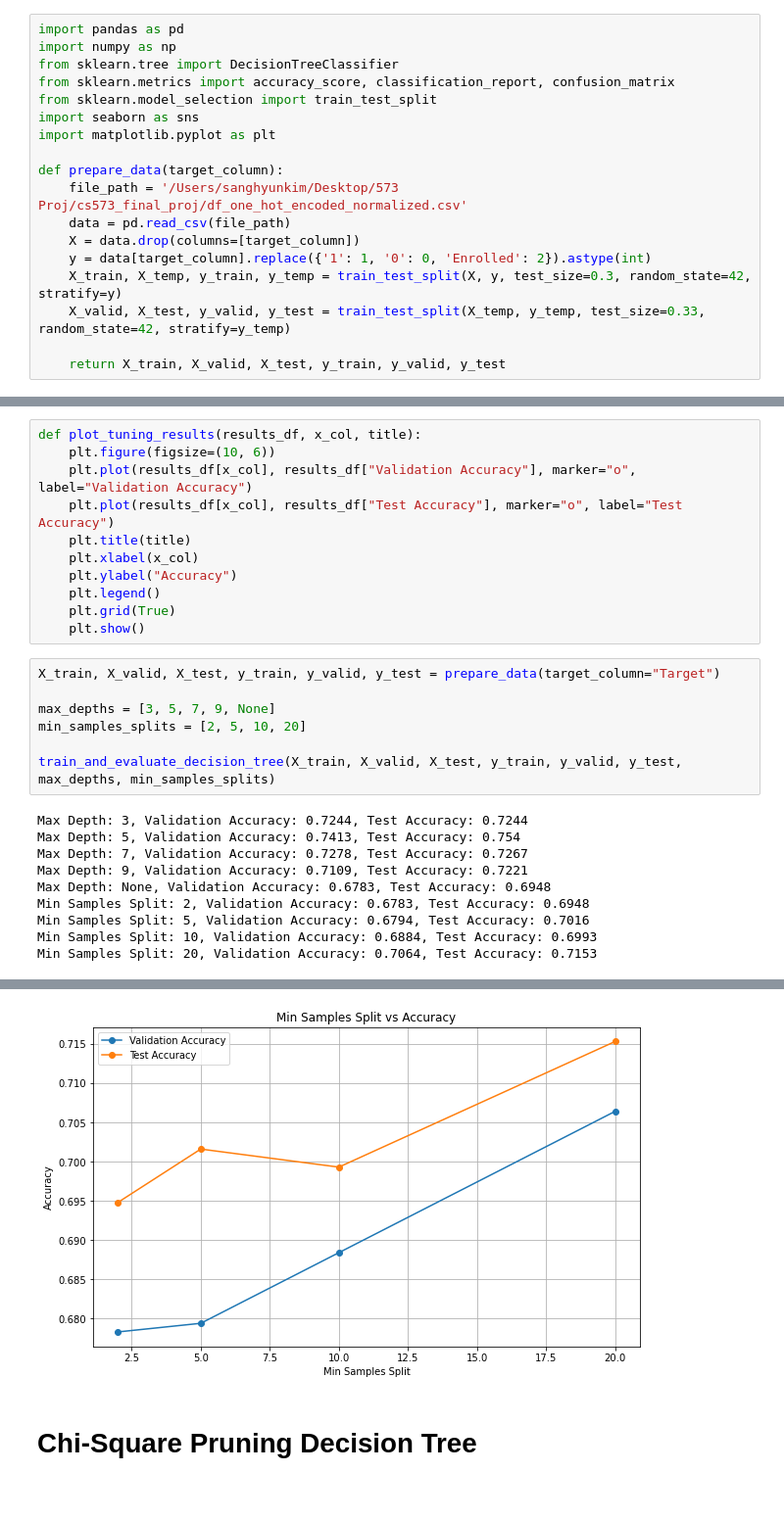
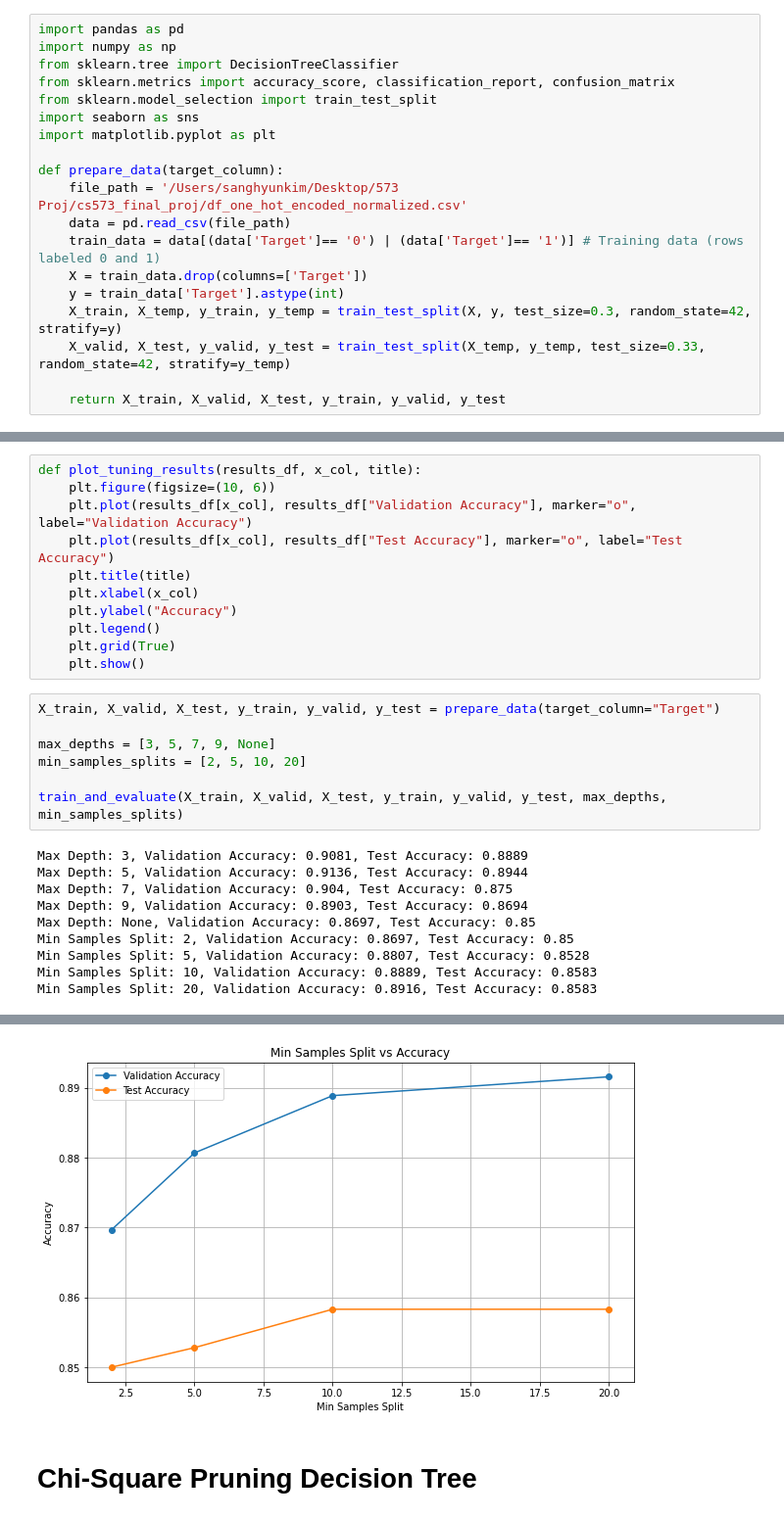
Before and after one commit to Abuynits/cs573_final_proj, a Jupyter notebook: Decision Tree/DT (Updated).ipynb, the cells around one changed output, grey strips where cells are left out. Shown at 98% size. Cells and saved outputs as stored; diff of their text form.

```diff
--- a/Decision Tree/DT (Updated).ipynb
+++ b/Decision Tree/DT (Updated).ipynb
@@ -14,8 +14,9 @@ import matplotlib.pyplot as plt
 def prepare_data(target_column):
     file_path = '/Users/sanghyunkim/Desktop/573 Proj/cs573_final_proj/df_one_hot_encoded_normalized.csv'
     data = pd.read_csv(file_path)
-    X = data.drop(columns=[target_column])
-    y = data[target_column].replace({'1': 1, '0': 0, 'Enrolled': 2}).astype(int)
+    train_data = data[(data['Target']== '0') | (data['Target']== '1')] # Training data (rows labeled 0 and 1)
+    X = train_data.drop(columns=['Target'])
+    y = train_data['Target'].astype(int)
     X_train, X_temp, y_train, y_temp = train_test_split(X, y, test_size=0.3, random_state=42, stratify=y)
     X_valid, X_test, y_valid, y_test = train_test_split(X_temp, y_temp, test_size=0.33, random_state=42, stratify=y_temp)
 
@@ -79,14 +80,14 @@ X_train, X_valid, X_test, y_train, y_valid, y_test = prepare_data(target_column=
 max_depths = [3, 5, 7, 9, None]
 min_samples_splits = [2, 5, 10, 20]
 
-train_and_evaluate_decision_tree(X_train, X_valid, X_test, y_train, y_valid, y_test, max_depths, min_samples_splits)
+train_and_evaluate(X_train, X_valid, X_test, y_train, y_valid, y_test, max_depths, min_samples_splits)
 # %% [output]
-Max Depth: 3, Validation Accuracy: 0.7244, Test Accuracy: 0.7244
-Max Depth: 5, Validation Accuracy: 0.7413, Test Accuracy: 0.754
-Max Depth: 7, Validation Accuracy: 0.7278, Test Accuracy: 0.7267
-Max Depth: 9, Validation Accuracy: 0.7109, Test Accuracy: 0.7221
-Max Depth: None, Validation Accuracy: 0.6783, Test Accuracy: 0.6948
-Min Samples Split: 2, Validation Accuracy: 0.6783, Test Accuracy: 0.6948
-Min Samples Split: 5, Validation Accuracy: 0.6794, Test Accuracy: 0.7016
-Min Samples Split: 10, Validation Accuracy: 0.6884, Test Accuracy: 0.6993
-Min Samples Split: 20, Validation Accuracy: 0.7064, Test Accuracy: 0.7153
+Max Depth: 3, Validation Accuracy: 0.9081, Test Accuracy: 0.8889
+Max Depth: 5, Validation Accuracy: 0.9136, Test Accuracy: 0.8944
+Max Depth: 7, Validation Accuracy: 0.904, Test Accuracy: 0.875
+Max Depth: 9, Validation Accuracy: 0.8903, Test Accuracy: 0.8694
+Max Depth: None, Validation Accuracy: 0.8697, Test Accuracy: 0.85
+Min Samples Split: 2, Validation Accuracy: 0.8697, Test Accuracy: 0.85
+Min Samples Split: 5, Validation Accuracy: 0.8807, Test Accuracy: 0.8528
+Min Samples Split: 10, Validation Accuracy: 0.8889, Test Accuracy: 0.8583
+Min Samples Split: 20, Validation Accuracy: 0.8916, Test Accuracy: 0.8583
@@ -94,4 +95,4 @@ Min Samples Split: 20, Validation Accuracy: 0.7064, Test Accuracy: 0.7153
-[figure, old version]
+[figure, new version]
 # %% [markdown]
 # Chi-Square Pruning Decision Tree
 # %%
```
Also changed, not shown: parts of 1 cell of this notebook, 1 other file.
